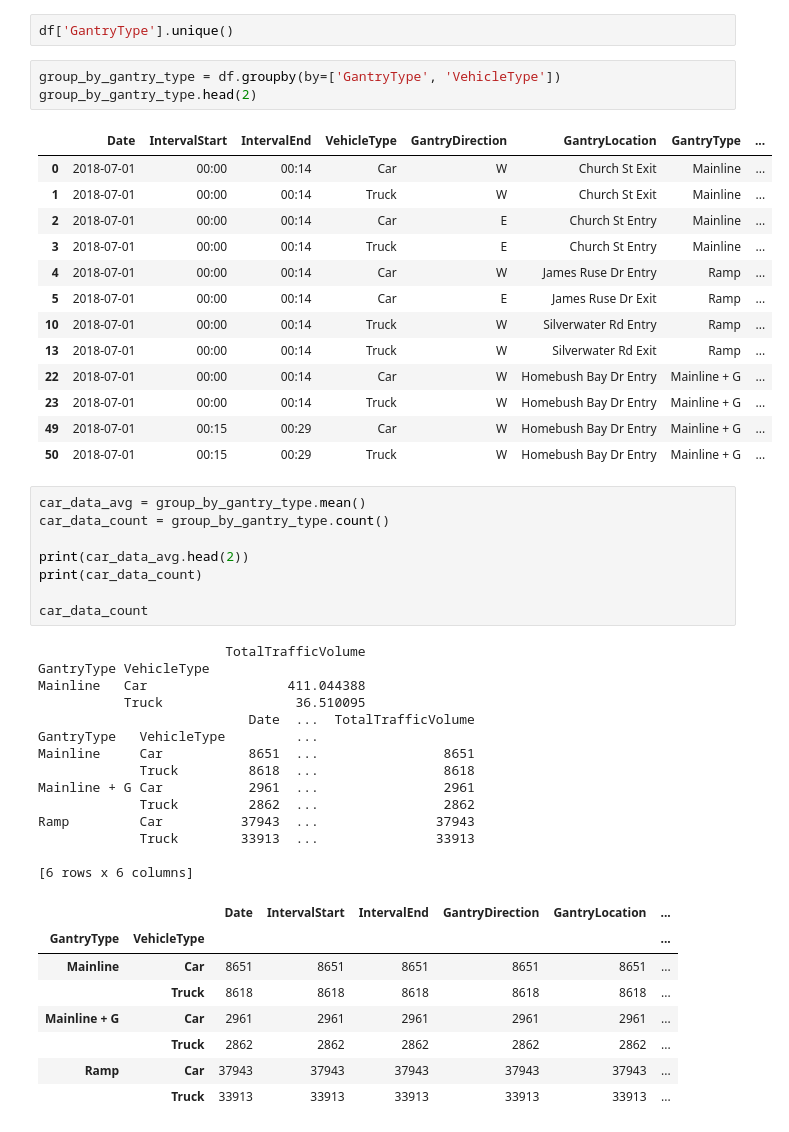
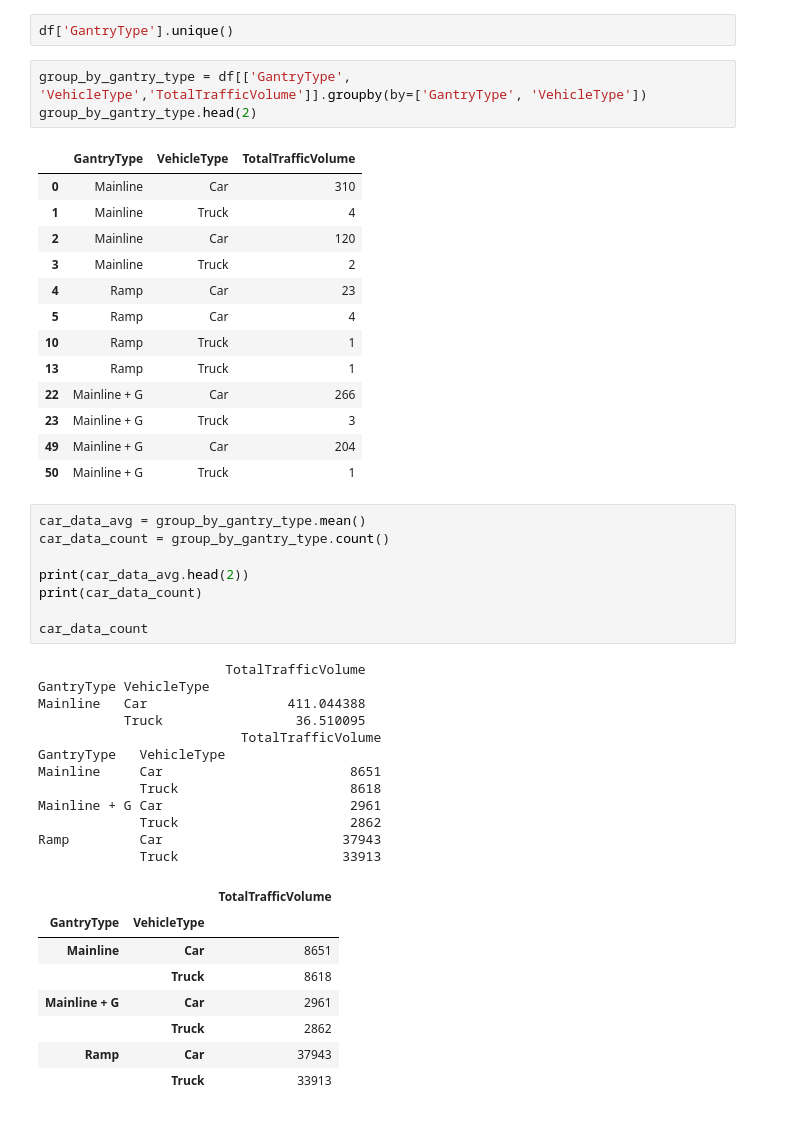
Before and after one commit to hrai/-M4-Data-Analysis, a Jupyter notebook: Assignment_2.ipynb, the cells around one changed output. Drawn from its saved outputs; the diff is of its cells as text.

```diff
--- a/Assignment_2.ipynb
+++ b/Assignment_2.ipynb
@@ -104,22 +105,22 @@ array(['Car', 'Truck'], dtype=object)
 # %%
 df['GantryType'].unique()
 # %%
-group_by_gantry_type = df.groupby(by=['GantryType', 'VehicleType'])
+group_by_gantry_type = df[['GantryType', 'VehicleType','TotalTrafficVolume']].groupby(by=['GantryType', 'VehicleType'])
 group_by_gantry_type.head(2)
 # %% [output]
-|  | Date | IntervalStart | IntervalEnd | VehicleType | GantryDirection | GantryLocation | GantryType | ... |
-| 0 | 2018-07-01 | 00:00 | 00:14 | Car | W | Church St Exit | Mainline | ... |
-| 1 | 2018-07-01 | 00:00 | 00:14 | Truck | W | Church St Exit | Mainline | ... |
-| 2 | 2018-07-01 | 00:00 | 00:14 | Car | E | Church St Entry | Mainline | ... |
-| 3 | 2018-07-01 | 00:00 | 00:14 | Truck | E | Church St Entry | Mainline | ... |
-| 4 | 2018-07-01 | 00:00 | 00:14 | Car | W | James Ruse Dr Entry | Ramp | ... |
-| 5 | 2018-07-01 | 00:00 | 00:14 | Car | E | James Ruse Dr Exit | Ramp | ... |
-| 10 | 2018-07-01 | 00:00 | 00:14 | Truck | W | Silverwater Rd Entry | Ramp | ... |
-| 13 | 2018-07-01 | 00:00 | 00:14 | Truck | W | Silverwater Rd Exit | Ramp | ... |
-| 22 | 2018-07-01 | 00:00 | 00:14 | Car | W | Homebush Bay Dr Entry | Mainline + G | ... |
-| 23 | 2018-07-01 | 00:00 | 00:14 | Truck | W | Homebush Bay Dr Entry | Mainline + G | ... |
-| 49 | 2018-07-01 | 00:15 | 00:29 | Car | W | Homebush Bay Dr Entry | Mainline + G | ... |
-| 50 | 2018-07-01 | 00:15 | 00:29 | Truck | W | Homebush Bay Dr Entry | Mainline + G | ... |
+|  | GantryType | VehicleType | TotalTrafficVolume |
+| 0 | Mainline | Car | 310 |
+| 1 | Mainline | Truck | 4 |
+| 2 | Mainline | Car | 120 |
+| 3 | Mainline | Truck | 2 |
+| 4 | Ramp | Car | 23 |
+| 5 | Ramp | Car | 4 |
+| 10 | Ramp | Truck | 1 |
+| 13 | Ramp | Truck | 1 |
+| 22 | Mainline + G | Car | 266 |
+| 23 | Mainline + G | Truck | 3 |
+| 49 | Mainline + G | Car | 204 |
+| 50 | Mainline + G | Truck | 1 |
 # %%
 car_data_avg = group_by_gantry_type.mean()
 car_data_count = group_by_gantry_type.count()
@@ -133,21 +134,19 @@ car_data_count
 GantryType VehicleType
 Mainline   Car                  411.044388
            Truck                 36.510095
-                           Date  ...  TotalTrafficVolume
-GantryType   VehicleType         ...
-Mainline     Car           8651  ...                8651
-             Truck         8618  ...                8618
-Mainline + G Car           2961  ...                2961
-             Truck         2862  ...                2862
-Ramp         Car          37943  ...               37943
-             Truck        33913  ...               33913
-
-[6 rows x 6 columns]
+                          TotalTrafficVolume
+GantryType   VehicleType
+Mainline     Car                        8651
+             Truck                      8618
+Mainline + G Car                        2961
+             Truck                      2862
+Ramp         Car                       37943
+             Truck                     33913
-|  |  | Date | IntervalStart | IntervalEnd | GantryDirection | GantryLocation | ... |
-| GantryType | VehicleType |  |  |  |  |  | ... |
-| Mainline | Car | 8651 | 8651 | 8651 | 8651 | 8651 | ... |
-|  | Truck | 8618 | 8618 | 8618 | 8618 | 8618 | ... |
-| Mainline + G | Car | 2961 | 2961 | 2961 | 2961 | 2961 | ... |
-|  | Truck | 2862 | 2862 | 2862 | 2862 | 2862 | ... |
-| Ramp | Car | 37943 | 37943 | 37943 | 37943 | 37943 | ... |
-|  | Truck | 33913 | 33913 | 33913 | 33913 | 33913 | ... |
+|  |  | TotalTrafficVolume |
+| GantryType | VehicleType |  |
+| Mainline | Car | 8651 |
+|  | Truck | 8618 |
+| Mainline + G | Car | 2961 |
+|  | Truck | 2862 |
+| Ramp | Car | 37943 |
+|  | Truck | 33913 |
```
Also changed, not shown: parts of 2 cells of this notebook.
